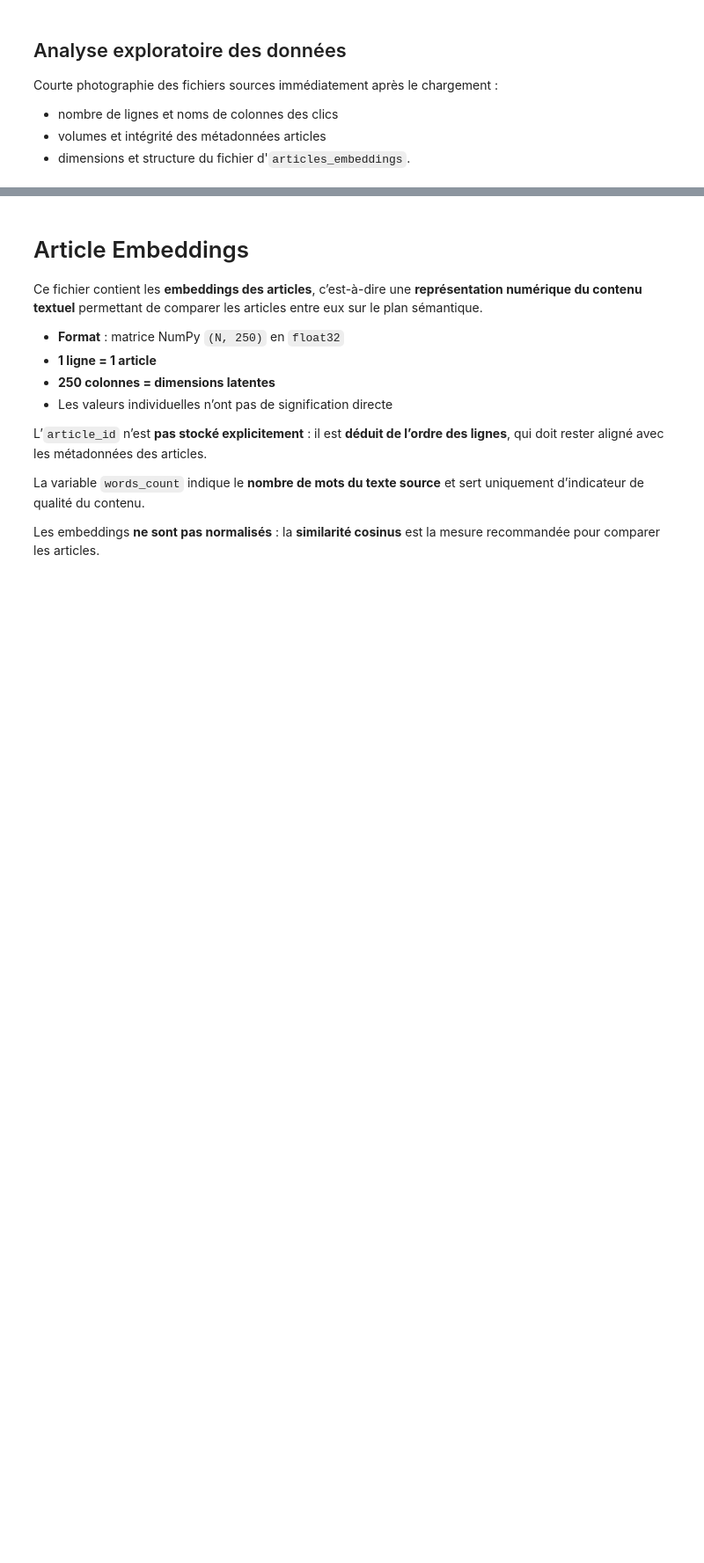
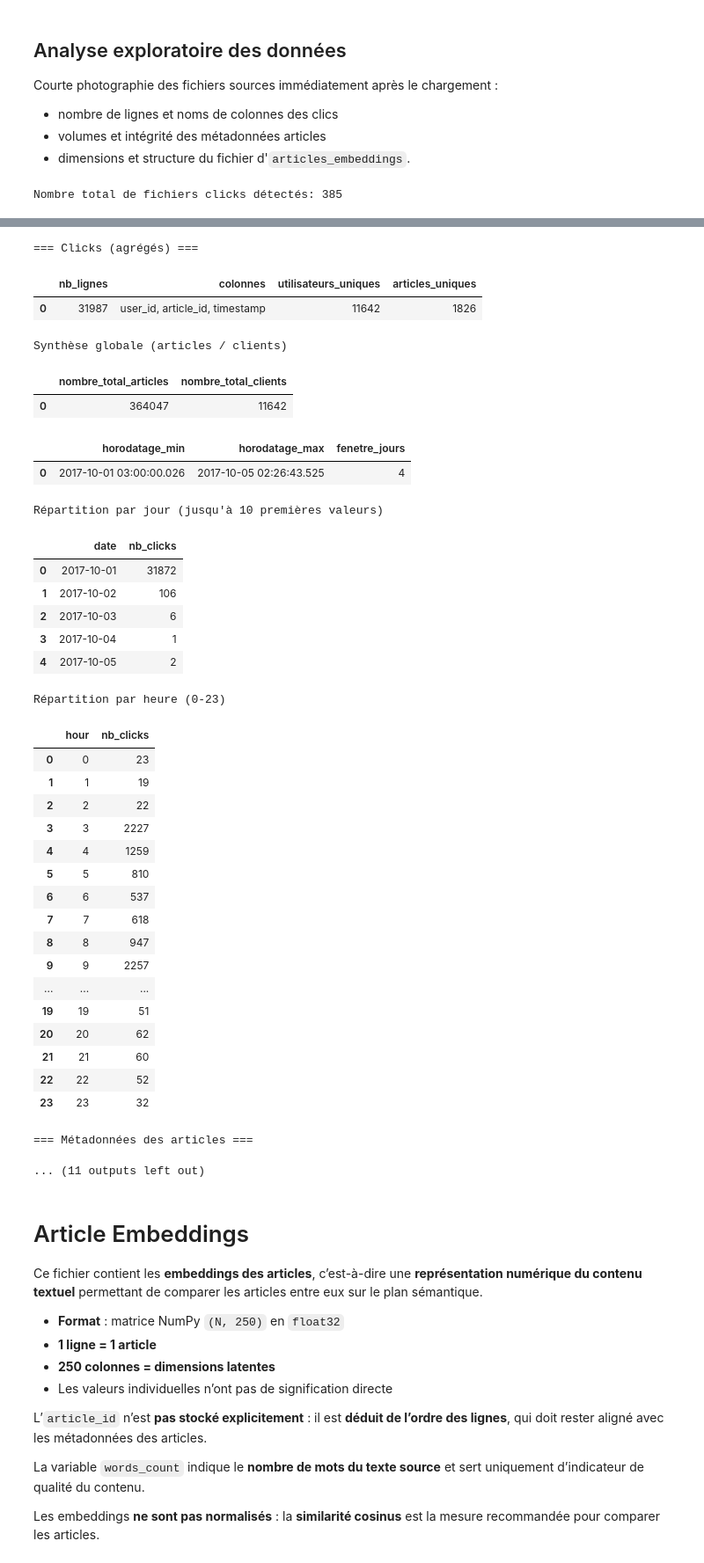
Before and after one commit to scude/Ai-engineer-formation-project-10, a Jupyter notebook: notebooks/notebook.ipynb, the cells around one changed output, grey strips where cells are left out. Shown at 88% size. Cells and saved outputs as stored; diff of their text form; code cells hidden in the pictures; blank space fills up the shorter version.

```diff
--- a/notebooks/notebook.ipynb
+++ b/notebooks/notebook.ipynb
@@ -262,6 +272,20 @@ else:
         "articles_uniques": clicks['article_id'].nunique() if 'article_id' in clicks else None,
     }
     display(pd.DataFrame([clicks_summary]))
+
+    total_articles = None
+    if metadata is not None and 'article_id' in metadata:
+        total_articles = metadata['article_id'].nunique()
+    elif 'article_id' in clicks:
+        total_articles = clicks['article_id'].nunique()
+
+    total_clients = clicks['user_id'].nunique() if 'user_id' in clicks else None
+    print("Synthèse globale (articles / clients)")
+    display(pd.DataFrame([{
+        'nombre_total_articles': total_articles,
+        'nombre_total_clients': total_clients,
+    }]))
+
     ts_min, ts_max, daily, hourly = summarize_timestamps(clicks['timestamp'])
     display(pd.DataFrame([
         {
@@ -475,3 +499,5 @@ if embeddings_path.exists():
             print("Objet chargé non structuré, utilisez type/len pour investiguer.")
 else:
     print(f"Fichier d'embeddings introuvable à {embeddings_path}")
+# %% [output]
+Nombre total de fichiers clicks détectés: 385
@@ -478,3 +507,38 @@ else:
+=== Clicks (agrégés) ===
+|  | nb_lignes | colonnes | utilisateurs_uniques | articles_uniques |
+| 0 | 31987 | user_id, article_id, timestamp | 11642 | 1826 |
+Synthèse globale (articles / clients)
+|  | nombre_total_articles | nombre_total_clients |
+| 0 | 364047 | 11642 |
+|  | horodatage_min | horodatage_max | fenetre_jours |
+| 0 | 2017-10-01 03:00:00.026 | 2017-10-05 02:26:43.525 | 4 |
+Répartition par jour (jusqu'à 10 premières valeurs)
+|  | date | nb_clicks |
+| 0 | 2017-10-01 | 31872 |
+| 1 | 2017-10-02 | 106 |
+| 2 | 2017-10-03 | 6 |
+| 3 | 2017-10-04 | 1 |
+| 4 | 2017-10-05 | 2 |
+Répartition par heure (0-23)
+|  | hour | nb_clicks |
+| 0 | 0 | 23 |
+| 1 | 1 | 19 |
+| 2 | 2 | 22 |
+| 3 | 3 | 2227 |
+| 4 | 4 | 1259 |
+| 5 | 5 | 810 |
+| 6 | 6 | 537 |
+| 7 | 7 | 618 |
+| 8 | 8 | 947 |
+| 9 | 9 | 2257 |
+| ... | ... | ... |
+| 19 | 19 | 51 |
+| 20 | 20 | 62 |
+| 21 | 21 | 60 |
+| 22 | 22 | 52 |
+| 23 | 23 | 32 |
+=== Métadonnées des articles ===
+... (11 outputs left out)
 # %% [markdown]
 # Article Embeddings
 
```
Also changed, not shown: parts of 10 cells of this notebook.
